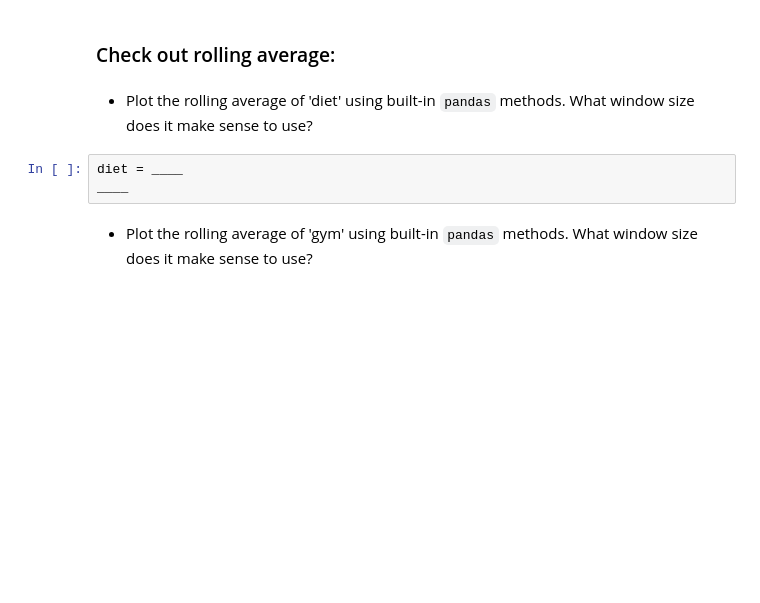
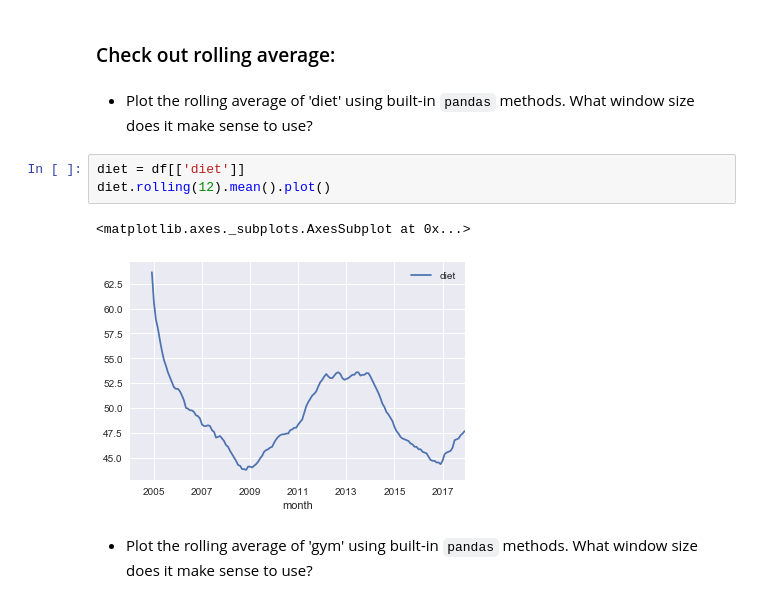
Before and after one commit to ajinkyapuar/datacamp_facebook_live_ny_resolution, a Jupyter notebook: New_Years_Resolutions_Workshop.ipynb, the cells around one changed output. Saved outputs shown, nothing was run; the diff lists cells and outputs as text; blank space fills up the shorter version.

Commit message:
new df diet and rolling avg & plot

```diff
--- a/New_Years_Resolutions_Workshop.ipynb
+++ b/New_Years_Resolutions_Workshop.ipynb
@@ -129,9 +129,12 @@ There are several ways to think about identifying trends in time series. One pop
 ### Check out rolling average:
 # %% [markdown]
 * Plot the rolling average of 'diet' using built-in `pandas` methods. What window size does it make sense to use?
-# %%
-diet = ____
-____
+# %%
+diet = df[['diet']]
+diet.rolling(12).mean().plot()
+# %% [output]
+<matplotlib.axes._subplots.AxesSubplot at 0x...>
+[figure, added]
 # %% [markdown]
 * Plot the rolling average of 'gym' using built-in `pandas` methods. What window size does it make sense to use?
 # %%
```
